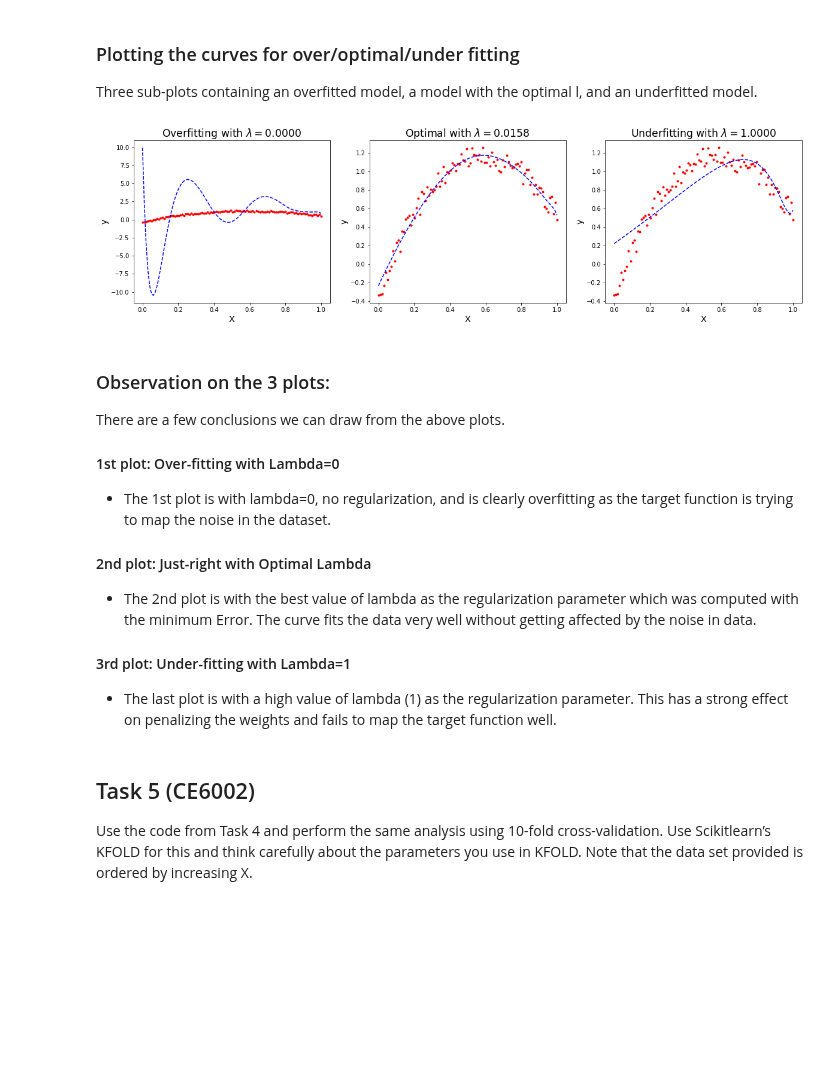
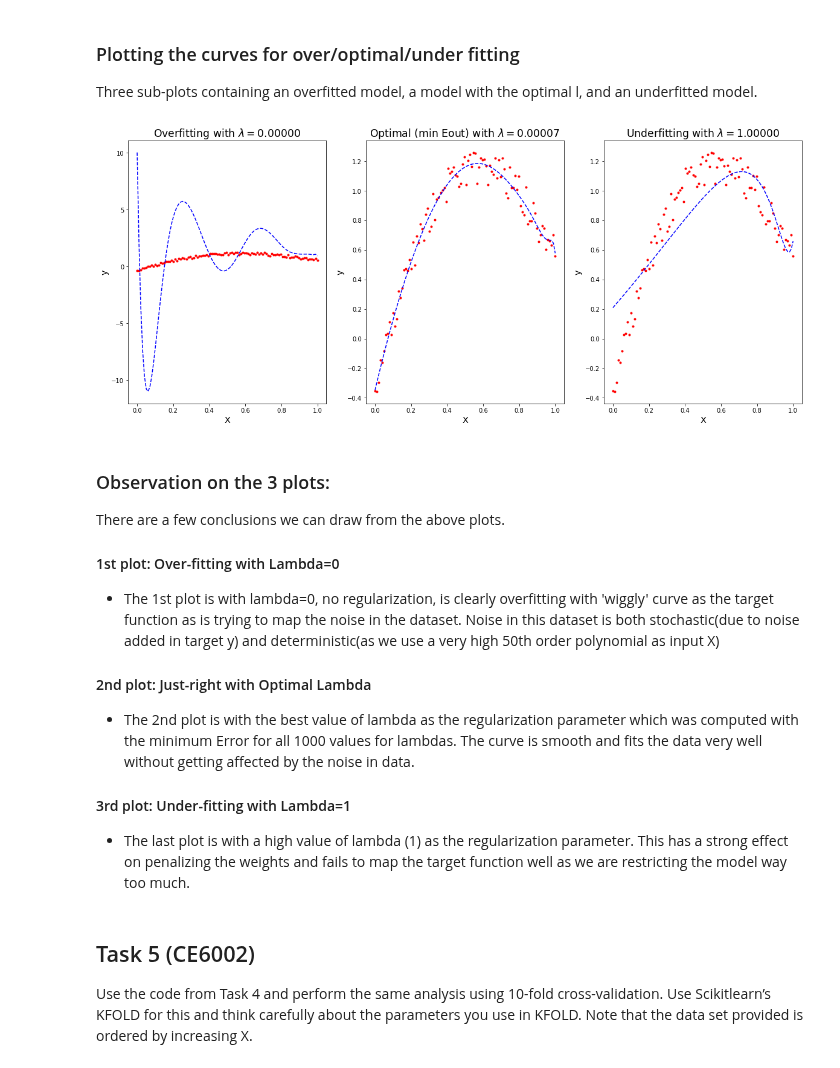
Before and after one commit to vipulpopat/MSCAI_Sem1_Etivity4, a Jupyter notebook: Etivity4_18195067_CE6002.ipynb, the cells around one changed output. Drawn from its saved outputs; the diff is of its cells as text; code cells hidden in the pictures; blank space fills up the shorter version.

```diff
--- a/Etivity4_18195067_CE6002.ipynb
+++ b/Etivity4_18195067_CE6002.ipynb
@@ -93,7 +93,7 @@ print('Number of lambda values:', len(lambdas))
 
 X_trans = transPoly(X,50)
 # random_state fixed to get reproducible (and 'good'! :-)) results
-X_train, X_test, y_train, y_test = train_test_split(X_trans, y, test_size=0.1, random_state =5)
+X_train, X_test, y_train, y_test = train_test_split(X_trans, y, train_size=0.9, random_state =5)
 for l in lambdas:
     w = weights_reg(X_train,y_train,l)
     ein.append(calc_error(w,X_train,y_train))
@@ -185,27 +188,18 @@ There is a very high Eout with no regularization at lambda=0 and low Eout with r
 # %% [markdown]
 ### Demonstrate 3 plots with overfitted model, a model with the optimal l, and an underfitted model
 # %%
-def run_experiment(X, y, l):
-    # Function to re-run the test for different lambda values
-
-    ein=[]
-    eout=[]
+def run_experiment(X_trans, y, l):
+    # Function to get predictions for different lambda values
     weights=[]
     pred=[]
 
-    X_trans = transPoly(X,50)
     # random_state fixed to get reproducible (and 'good'! :-)) results
-    X_train, X_test, y_train, y_test = train_test_split(X_trans, y, test_size=0.1, random_state =5)
+    X_train, X_test, y_train, y_test = train_test_split(X_trans, y, train_size=0.9, random_state =5)
 
-    # weights_reg is the 'learning' part of the linear regression algorithm
-    # You feed it the data to obtain the optimum weights (which will now depend on the amount of regularization chosen).
+    # calculate the weights
     weights = weights_reg(X_train, y_train, l)
 
-    # The function lin_reg is used (by calc_error) to predict the output for a given input.
-    ein     = calc_error(weights, X_train, y_train)
-    eout    = calc_error(weights, X_test, y_test)
-
-    # make predictions using linear regression
+    # make predictions using linear regression using the weihts with regularization
     pred    = lin_reg(weights, X_trans)
 
     return pred
@@ -215,44 +209,44 @@ Three sub-plots containing an overfitted model, a model with the optimal l, and
 # %%
 # Select the lambda value from Cross-Validation; best values of lambda(l) is used for the above tests
 l = [0, min_eout_lambda, 1]
-plot_label = ['Overfitting', 'Optimal', 'Underfitting']
+plot_label = ['Overfitting', 'Optimal (min Eout)', 'Underfitting']
 
-fig = plt.figure(figsize=(20,5))
+fig = plt.figure(figsize=(20,8))
 
 # Plot 3 plots for model with the overfitting, optimal l, and an underfitted model.
 for idx, _ in enumerate(l):
 
     # find the predictions for the 3 lambda's
-    y_pred = run_experiment(X, y, l[idx])
+    y_pred = run_experiment(X_trans, y, l[idx])
 
     # Subplot the target function
     ax = fig.add_subplot(131+idx)
 
     # Plot the signal
     ax.plot(X, y, 'r.')
 
     # PLot the predictions based on lambda
     ax.plot(X, y_pred , 'b--')
 
     # Formating of the plot is inspired by Mark Murnane
-    title = plot_label[idx] + ' with $\lambda = {:.4f}$'.format(l[idx])
+    title = plot_label[idx] + ' with $\lambda = {:.5f}$'.format(l[idx])
     ax.set_title(title, fontsize='xx-large')
     ax.set_xlabel("X", fontsize='x-large')
     ax.set_ylabel("y", fontsize='x-large')
 # %% [output]
-[figure, old version]
+[figure, new version]
 # %% [markdown]
 ### Observation on the 3 plots:
 There are a few conclusions we can draw from the above plots.
 
 #### 1st plot: Over-fitting with Lambda=0
-- The 1st plot is with lambda=0, no regularization, and is clearly overfitting as the target function is trying to map the noise in the dataset.
+- The 1st plot is with lambda=0, no regularization, is clearly overfitting with 'wiggly' curve as the target function as is trying to map the noise in the dataset. Noise in this dataset is both stochastic(due to noise added in target y) and deterministic(as we use a very high 50th order polynomial as input X)
 
 #### 2nd plot: Just-right with Optimal Lambda
-- The 2nd plot is with the best value of lambda as the regularization parameter which was computed with the minimum Error. The curve fits the data very well without getting affected by the noise in data.
+- The 2nd plot is with the best value of lambda as the regularization parameter which was computed with the minimum Error for all 1000 values for lambdas. The curve is smooth and fits the data very well without getting affected by the noise in data.
 
 #### 3rd plot: Under-fitting with Lambda=1
-- The last plot is with a high value of lambda (1) as the regularization parameter. This has a strong effect on penalizing the weights and fails to map the target function well.
+- The last plot is with a high value of lambda (1) as the regularization parameter. This has a strong effect on penalizing the weights and fails to map the target function well as we are restricting the model way too much.
 # %% [markdown]
 ## Task 5 (CE6002)
 Use the code from Task 4 and perform the same analysis using 10-fold cross-validation. Use Scikitlearn’s KFOLD for this and think carefully about the parameters you use in KFOLD. Note that the data set provided is ordered by increasing X.
```
Also changed, not shown: parts of 18 cells of this notebook, 2 other files.
